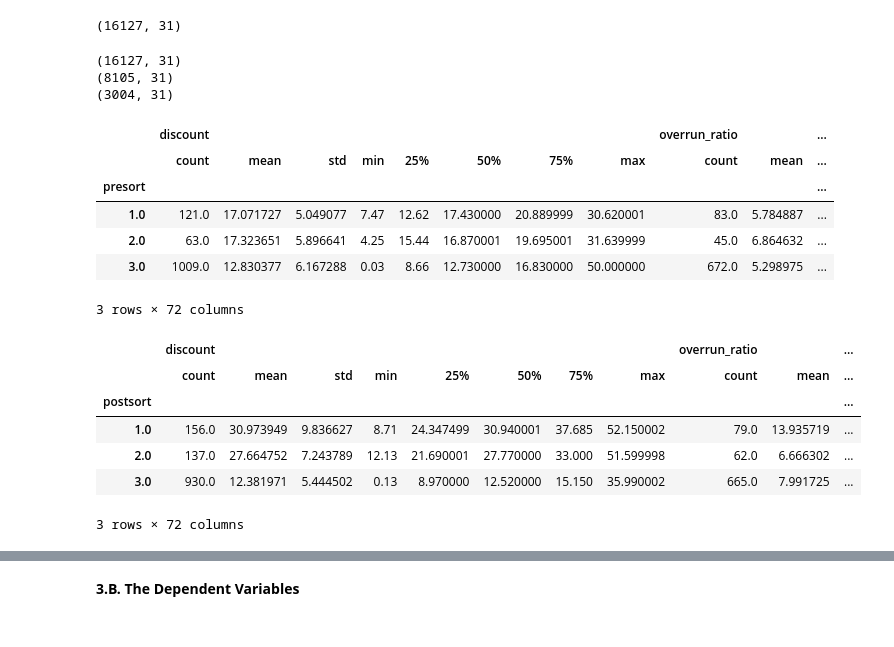
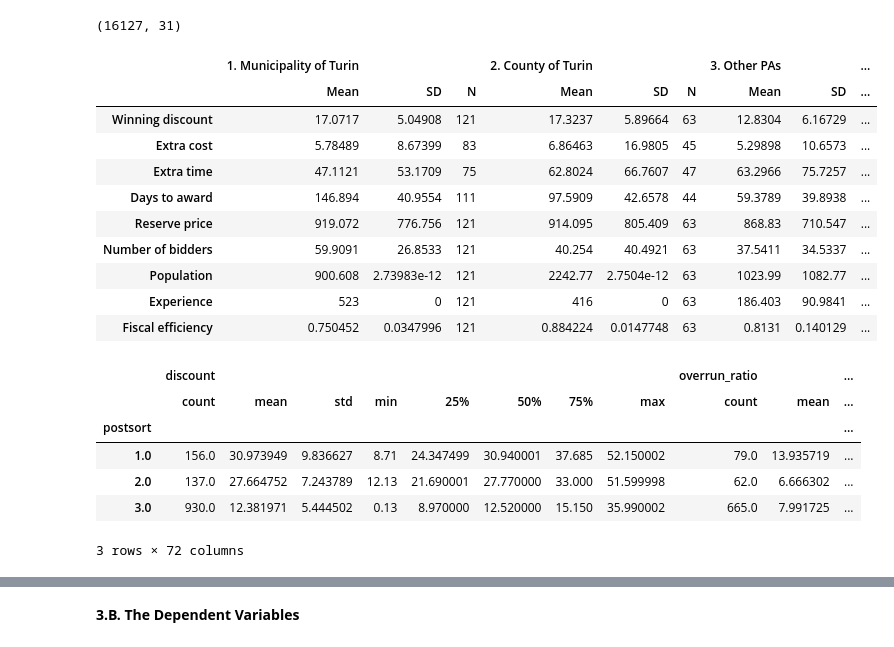
Before and after one commit to huiren-j/Replication-of-Decarolis-2014-, a Jupyter notebook: project_HyeinJeong.ipynb, the cells around one changed output, grey strips where cells are left out. Drawn from its saved outputs; the diff is of its cells as text; code cells hidden in the pictures.

```diff
--- a/project_HyeinJeong.ipynb
+++ b/project_HyeinJeong.ipynb
@@ -97,32 +98,35 @@ data = pd.read_stata('data/Authority.dta')
 print(data.shape)
 # %% [output]
 (16127, 31)
-# %%
-df_1 = prepare_data(data)
-# %% [output]
-(16127, 31)
-(8105, 31)
-(3004, 31)
-# %%
-presort_describe(df_1)
-# %% [output]
-|  | discount |  |  |  |  |  |  |  | overrun_ratio |  | ... |
-|  | count | mean | std | min | 25% | 50% | 75% | max | count | mean | ... |
-| presort |  |  |  |  |  |  |  |  |  |  | ... |
-| 1.0 | 121.0 | 17.071727 | 5.049077 | 7.47 | 12.62 | 17.430000 | 20.889999 | 30.620001 | 83.0 | 5.784887 | ... |
-| 2.0 | 63.0 | 17.323651 | 5.896641 | 4.25 | 15.44 | 16.870001 | 19.695001 | 31.639999 | 45.0 | 6.864632 | ... |
-| 3.0 | 1009.0 | 12.830377 | 6.167288 | 0.03 | 8.66 | 12.730000 | 16.830000 | 50.000000 | 672.0 | 5.298975 | ... |
-3 rows × 72 columns
-# %%
-postsort_describe(df_1)
-# %% [output]
-|  | discount |  |  |  |  |  |  |  | overrun_ratio |  | ... |
-|  | count | mean | std | min | 25% | 50% | 75% | max | count | mean | ... |
-| postsort |  |  |  |  |  |  |  |  |  |  | ... |
-| 1.0 | 156.0 | 30.973949 | 9.836627 | 8.71 | 24.347499 | 30.940001 | 37.685 | 52.150002 | 79.0 | 13.935719 | ... |
-| 2.0 | 137.0 | 27.664752 | 7.243789 | 12.13 | 21.690001 | 27.770000 | 33.000 | 51.599998 | 62.0 | 6.666302 | ... |
-| 3.0 | 930.0 | 12.381971 | 5.444502 | 0.13 | 8.970000 | 12.520000 | 15.150 | 35.990002 | 665.0 | 7.991725 | ... |
-3 rows × 72 columns
+# %%
+#table1
+df_1 = prepare_data(data)
+df_pre = presort_descrbie(df_1)
+presort = table1_presort(df_pre)
+# %% [output]
+|  | 1. Municipality of Turin |  |  | 2. County of Turin |  |  | 3. Other PAs |  | ... |
+|  | Mean | SD | N | Mean | SD | N | Mean | SD | ... |
+| Winning discount | 17.0717 | 5.04908 | 121 | 17.3237 | 5.89664 | 63 | 12.8304 | 6.16729 | ... |
+| Extra cost | 5.78489 | 8.67399 | 83 | 6.86463 | 16.9805 | 45 | 5.29898 | 10.6573 | ... |
+| Extra time | 47.1121 | 53.1709 | 75 | 62.8024 | 66.7607 | 47 | 63.2966 | 75.7257 | ... |
+| Days to award | 146.894 | 40.9554 | 111 | 97.5909 | 42.6578 | 44 | 59.3789 | 39.8938 | ... |
+| Reserve price | 919.072 | 776.756 | 121 | 914.095 | 805.409 | 63 | 868.83 | 710.547 | ... |
+| Number of bidders | 59.9091 | 26.8533 | 121 | 40.254 | 40.4921 | 63 | 37.5411 | 34.5337 | ... |
+| Population | 900.608 | 2.73983e-12 | 121 | 2242.77 | 2.7504e-12 | 63 | 1023.99 | 1082.77 | ... |
+| Experience | 523 | 0 | 121 | 416 | 0 | 63 | 186.403 | 90.9841 | ... |
+| Fiscal efficiency | 0.750452 | 0.0347996 | 121 | 0.884224 | 0.0147748 | 63 | 0.8131 | 0.140129 | ... |
+# %%
+#table1
+df_post = postsort_describe(df_1)
+postsort = table1_posrtsort(df_post)
+# %% [output]
+|  | discount |  |  |  |  |  |  |  | overrun_ratio |  | ... |
+|  | count | mean | std | min | 25% | 50% | 75% | max | count | mean | ... |
+| postsort |  |  |  |  |  |  |  |  |  |  | ... |
+| 1.0 | 156.0 | 30.973949 | 9.836627 | 8.71 | 24.347499 | 30.940001 | 37.685 | 52.150002 | 79.0 | 13.935719 | ... |
+| 2.0 | 137.0 | 27.664752 | 7.243789 | 12.13 | 21.690001 | 27.770000 | 33.000 | 51.599998 | 62.0 | 6.666302 | ... |
+| 3.0 | 930.0 | 12.381971 | 5.444502 | 0.13 | 8.970000 | 12.520000 | 15.150 | 35.990002 | 665.0 | 7.991725 | ... |
+3 rows × 72 columns
 # %%
 #data for table2,3,5,6
 df = basic_setting(data)
```
Also changed, not shown: parts of 18 cells of this notebook, 5 other files.
